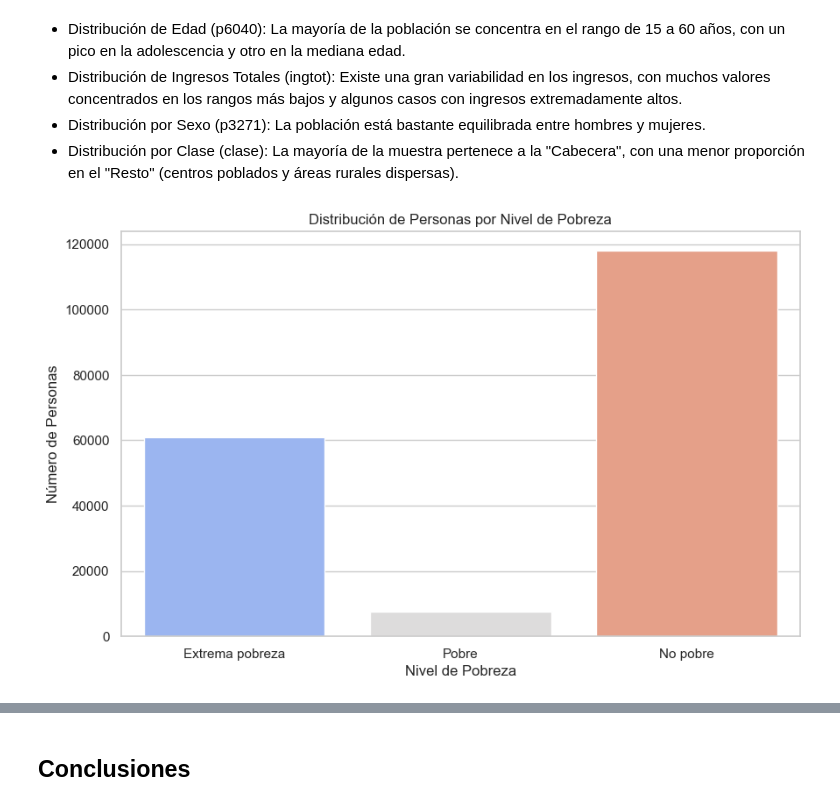
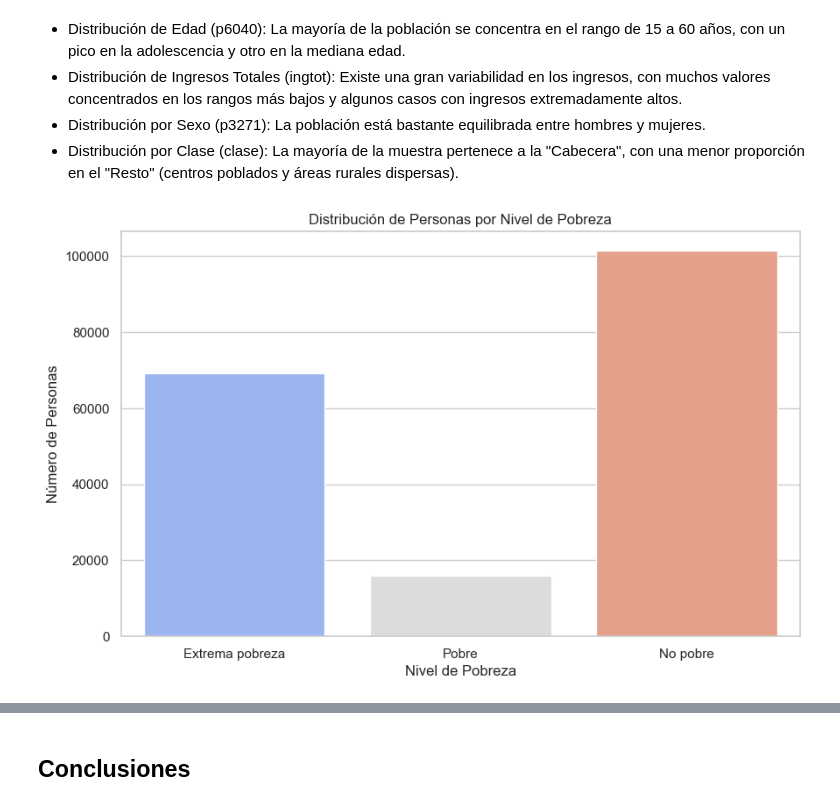
Before and after one commit to camilaleniss/miad-g8-project, a Jupyter notebook: Entrega_1_Exploracion_datos.ipynb, the cells around one changed output, grey strips where cells are left out. Cells and saved outputs as stored; diff of their text form; code cells hidden in the pictures.

```diff
--- a/Entrega_1_Exploracion_datos.ipynb
+++ b/Entrega_1_Exploracion_datos.ipynb
@@ -306,27 +306,27 @@ plt.show()
 # %%
 # Niveles de Pobreza:
 # Ingreso total: 'ingtot'
 # Número de personas en el hogar: 'secuencia_p'
 
 # Umbrales Colombia:
 # Pobreza extrema: ingreso per cápita < 160302
 # Pobreza: 160302 <= ingreso per cápita < 351480
 # No pobre: ingreso per cápita >= 351480
 
 # Calcular el ingreso per cápita
 personas_data['ingreso_per_capita'] = personas_data['ingtot'] / personas_data['secuencia_p']
 
 # Categorizar según niveles de pobreza
 personas_data['nivel_pobreza'] = pd.cut(personas_data['ingreso_per_capita'],
-                             bins=[-1, 50000, 150000, float('inf')],
+                             bins=[-1, 160302, 351480, float('inf')],
                              labels=['Extrema pobreza', 'Pobre', 'No pobre'])
 
 # Crear gráfico de distribución por nivel de pobreza
 plt.figure(figsize=(10, 6))
 sns.countplot(x='nivel_pobreza', data=personas_data, palette='coolwarm')
 plt.title('Distribución de Personas por Nivel de Pobreza')
 plt.xlabel('Nivel de Pobreza')
 plt.ylabel('Número de Personas')
 plt.show()
 # %% [output]
-[figure, old version]
+[figure, new version]
```
Also changed, not shown: parts of 1 cell of this notebook.
